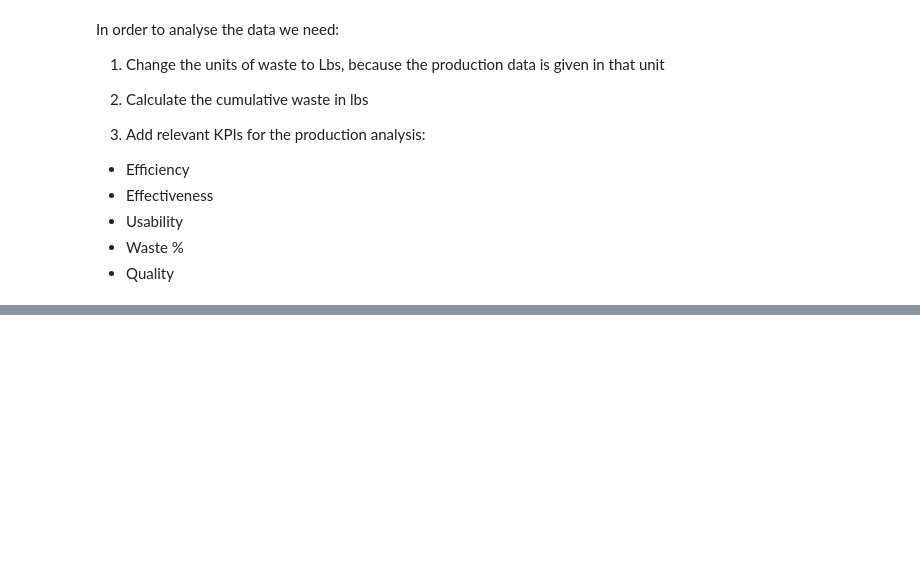
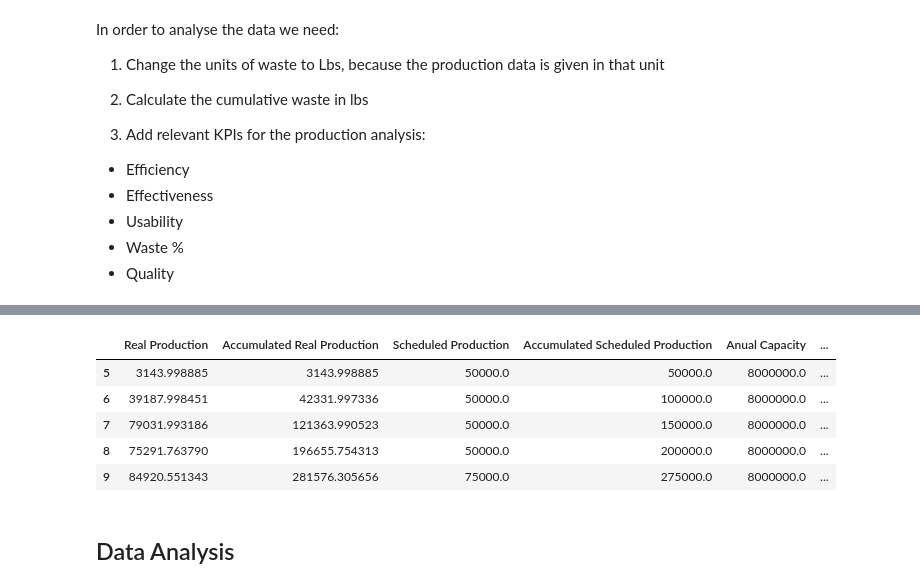
Before and after one commit to NedduJS/data-analysis-production, a Jupyter notebook: AnálisisProducción.ipynb, the cells around one changed output, grey strips where cells are left out. Saved outputs shown, nothing was run; the diff lists cells and outputs as text; code cells hidden in the pictures; blank space fills up the shorter version.

```diff
--- a/AnálisisProducción.ipynb
+++ b/AnálisisProducción.ipynb
@@ -76,0 +126,11 @@ In order to analyse the data we need:
+# %%
+df.head()
+# %% [output]
+|  | Real Production | Accumulated Real Production | Scheduled Production | Accumulated Scheduled Production | Anual Capacity | ... |
+| 5 | 3143.998885 | 3143.998885 | 50000.0 | 50000.0 | 8000000.0 | ... |
+| 6 | 39187.998451 | 42331.997336 | 50000.0 | 100000.0 | 8000000.0 | ... |
+| 7 | 79031.993186 | 121363.990523 | 50000.0 | 150000.0 | 8000000.0 | ... |
+| 8 | 75291.763790 | 196655.754313 | 50000.0 | 200000.0 | 8000000.0 | ... |
+| 9 | 84920.551343 | 281576.305656 | 75000.0 | 275000.0 | 8000000.0 | ... |
+# %% [markdown]
+## Data Analysis
```
Also changed, not shown: parts of 14 cells of this notebook.
